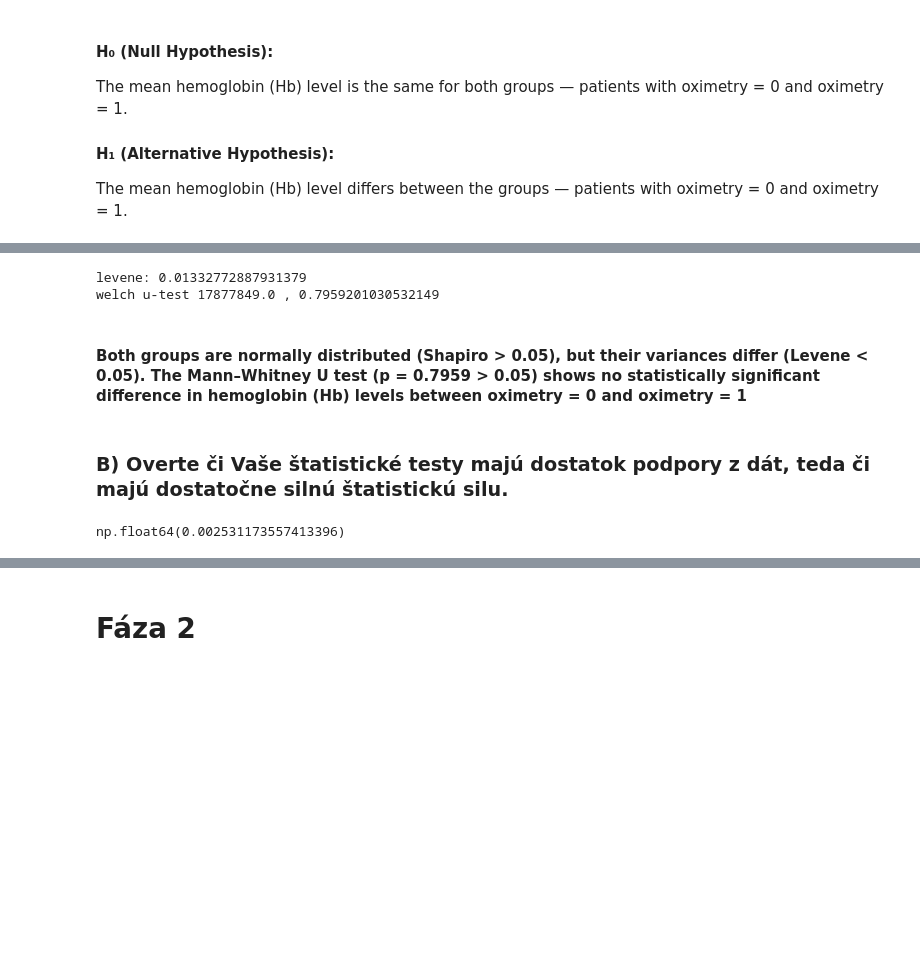
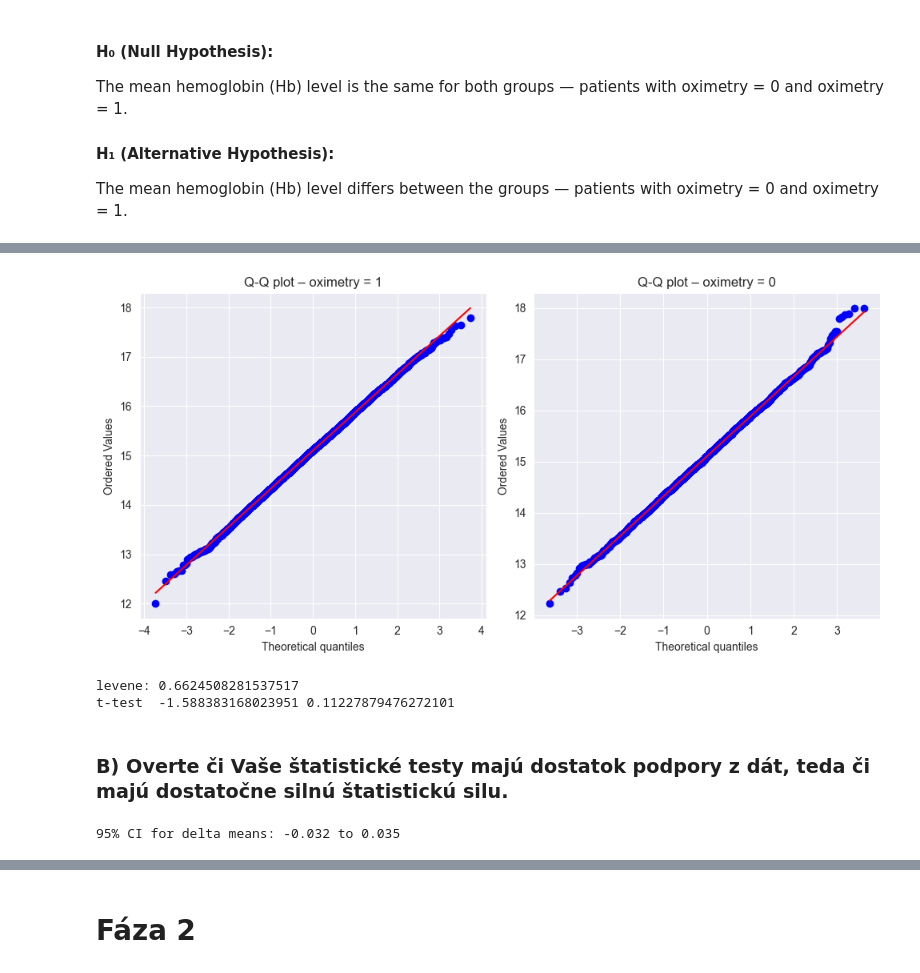
Before and after one commit to xKazimir/IAU_Project, a Jupyter notebook: Project_IAU.ipynb, the cells around one changed output, grey strips where cells are left out. Cells and saved outputs as stored; diff of their text form; code cells hidden in the pictures; blank space fills up the shorter version.

```diff
--- a/Project_IAU.ipynb
+++ b/Project_IAU.ipynb
@@ -1268,18 +1287,31 @@ p1:0.10077388846318164
+# %%
+#lets verify the distributions of both the subsets via qqplot
+fig, ax = plt.subplots(1, 2, figsize=(10, 5))
+
+stats.probplot(hb1, dist="norm", plot=ax[0])
+ax[0].set_title("Q-Q plot – oximetry = 1")
+
+stats.probplot(hb0, dist="norm", plot=ax[1])
+ax[1].set_title("Q-Q plot – oximetry = 0")
+
+plt.tight_layout()
+plt.show()
+#they indeed are
+# %% [output]
+[figure, added]
 # %%
-#levenne tests, this whole block is executed if the data are normally distributed
-p_lev = stats.levene(sample_hb0,sample_hb1).pvalue
+#same as H0
+p_lev = stats.levene(sample_hb1,sample_hb0).pvalue
 print('levene:', p_lev)
 
 if p_lev > 0.05:
-    # if the the variance is the same(<0,05)
-    t, p = stats.ttest_ind(hb0, hb1)
-    print('t-test rovnake variancie', t, p)
+    # this was explained in H0
+    t, p = stats.ttest_ind(sample_hb1, sample_hb0)
+    print('t-test ', t, p)
 else:
-    # one of the groups is either not normally distributed, or has a different varience
-    t, p = stats.mannwhitneyu(hb0, hb1)
-    print('welch u-test', t , "," , p)
+    # this was explained in H0
+    t, p = stats.ttest_ind(sample_hb1, sample_hb0, equal_var=False)
+    print('Welch t-test (unequal variances):', t, p)
 # %% [output]
-levene: 0.01332772887931379
-welch u-test 17877849.0 , 0.7959201030532149
+levene: 0.6624508281537517
+t-test  -1.588383168023951 0.11227879476272101
-# %% [markdown]
-#### Both groups are normally distributed (Shapiro > 0.05), but their variances differ (Levene < 0.05). The Mann–Whitney U test (p = 0.7959 > 0.05) shows no statistically significant difference in hemoglobin (Hb) levels between oximetry = 0 and oximetry = 1
@@ -1286,18 +1320,21 @@ welch u-test 17877849.0 , 0.7959201030532149
 # %% [markdown]
 ### B) Overte či Vaše štatistické testy majú dostatok podpory z dát, teda či majú dostatočne silnú štatistickú silu.
 # %%
-# SpO2 atribute
-# Compute effect size (Cohen’s d)
+# SpO2 attribute
 y0 = sample_g0.values
 y1 = sample_g1.values
 
-m_spo0 ,m_spo1 = np.mean(y0) ,np.mean(y1)
-s_spo0 ,s_spo1 = np.std(y0,ddof=1),np.std(y1,ddof=1)
+# base stats
+m0, m1 = np.mean(y0), np.mean(y1)
+s0, s1 = np.std(y0, ddof=1), np.std(y1, ddof=1)
+n0, n1 = len(y0), len(y1)
 
-sp_spo = np.sqrt(((len(y0)-1)*s_spo0**2 + (len(y1)-1)*s_spo1**2) / (len(y0)+len(y1)-2))
-
-d_spo = (m_spo1 - m_spo0) / sp_spo
-d_spo
+# CI
+se = np.sqrt(s0**2/n0 + s1**2/n1)
+df = (s0**2/n0 + s1**2/n1)**2 / ((s0**4)/((n0**2)*(n0-1)) + (s1**4)/((n1**2)*(n1-1)))
+ci = stats.t.interval(0.95, df, loc=(m1 - m0), scale=se)
+print(f"95% CI for delta means: {ci[0]:.3f} to {ci[1]:.3f}")
+#very little difference -> strong statistical power
 # %% [output]
-np.float64(0.002531173557413396)
+95% CI for delta means: -0.032 to 0.035
 # %%
```
Also changed, not shown: parts of 24 cells of this notebook, 1 other file.
